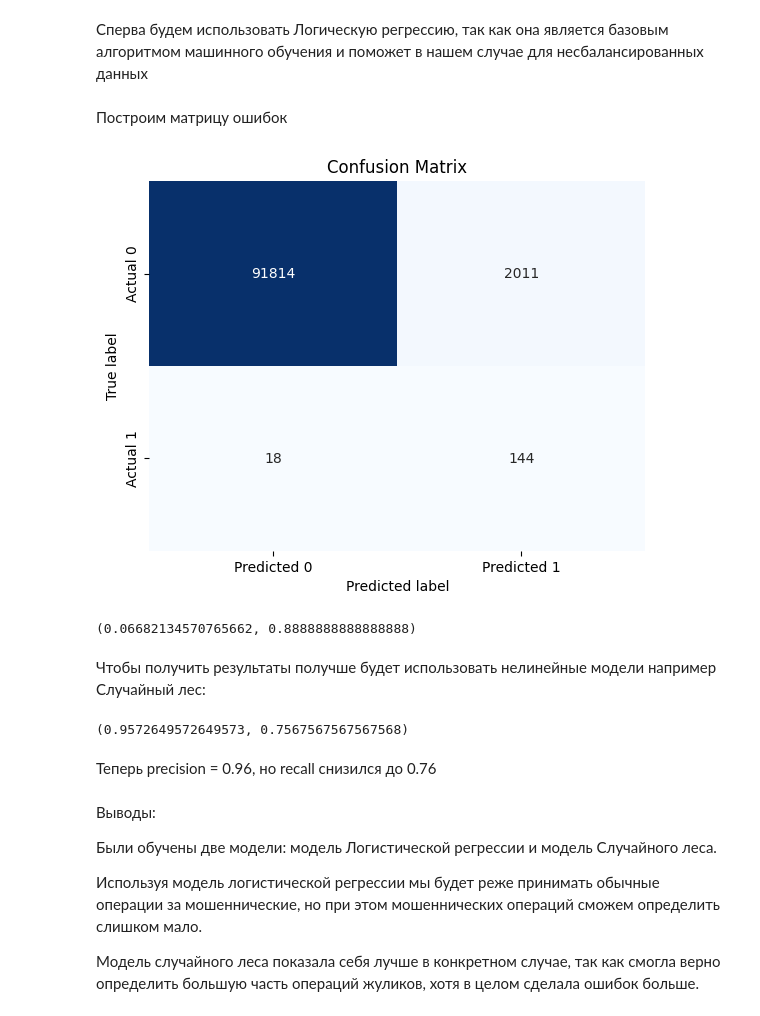
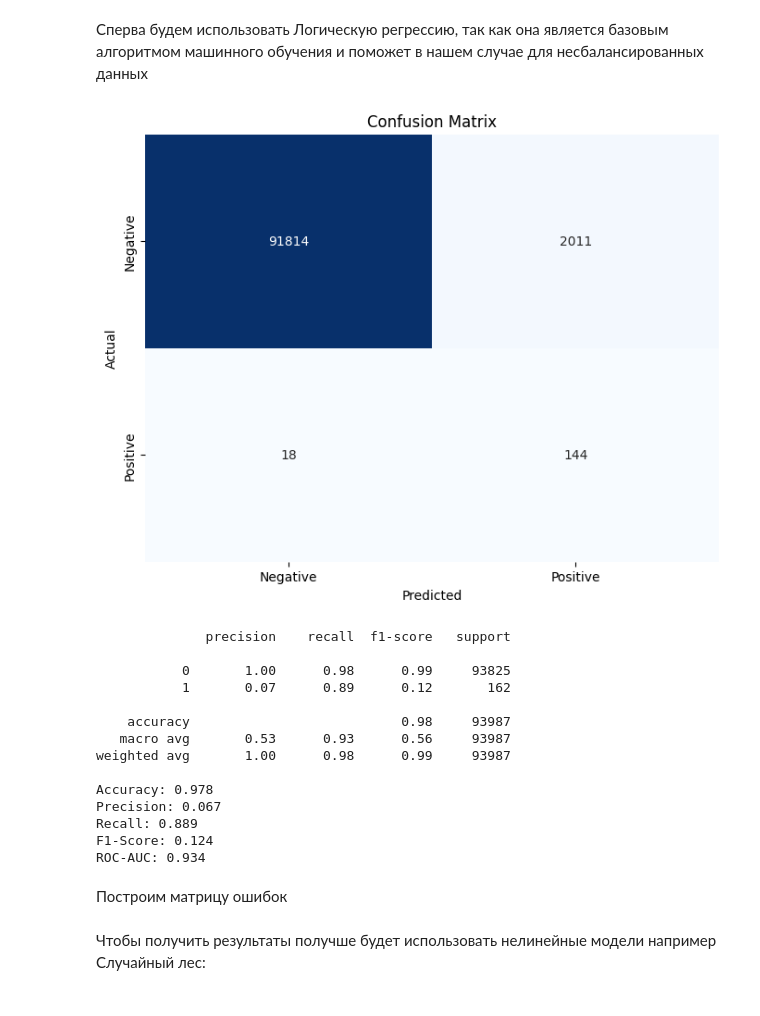
Before and after one commit to nikkoDuBois/ML_homework, a Jupyter notebook: Task_2_(credit_card).ipynb, the cells around one changed output. Cells and saved outputs as stored; diff of their text form; code cells hidden in the pictures.

```diff
--- a/Task_2_(credit_card).ipynb
+++ b/Task_2_(credit_card).ipynb
@@ -102,23 +177,29 @@ from sklearn.metrics import  precision_score, recall_score, precision_recall_cur
 lr = LogisticRegression(class_weight = 'balanced')
 lr.fit(X_train_standarts, y_train)
 y_pred = lr.predict(X_test_standarts)
+# %%
+evaluate(lr)
+# %% [output]
+[figure, added]
+              precision    recall  f1-score   support
+
+           0       1.00      0.98      0.99     93825
+           1       0.07      0.89      0.12       162
+
+    accuracy                           0.98     93987
+   macro avg       0.53      0.93      0.56     93987
+weighted avg       1.00      0.98      0.99     93987
+
+Accuracy: 0.978
+Precision: 0.067
+Recall: 0.889
+F1-Score: 0.124
+ROC-AUC: 0.934
 # %% [markdown]
 Построим матрицу ошибок
-# %%
-cm = confusion_matrix(y_test, y_pred)
-sns.heatmap(cm, annot=True, fmt="d", cmap="Blues", cbar=False, xticklabels=['Predicted 0', 'Predicted 1'], yticklabels=['Actual 0', 'Actual 1'])
-plt.xlabel('Predicted label')
-plt.ylabel('True label')
-plt.title('Confusion Matrix')
-plt.show()
-# %% [output]
-[figure, removed]
 # %%
 # recall норм но
 # получается наша модель отобрала лишь 7% значений из всех значений класса 1
-precision_score(y_test, y_pred), recall_score(y_test, y_pred)
-# %% [output]
-(0.06682134570765662, 0.8888888888888888)
 # %% [markdown]
 Чтобы получить результаты получше будет использовать нелинейные модели например Случайный лес:
 # %%
@@ -135,17 +216,3 @@ X_test_standarts = pd.DataFrame(data=standarts.transform(X_test), columns=standa
 RF = RandomForestClassifier(random_state=42, n_jobs=-1)
 RF.fit(X_train_standarts, y_train);
 y_pred = RF.predict(X_test_standarts)
-
-precision_score(y_test, y_pred), recall_score(y_test, y_pred)
-# %% [output]
-(0.9572649572649573, 0.7567567567567568)
-# %% [markdown]
-Теперь precision = 0.96, но recall снизился до 0.76
-# %% [markdown]
-Выводы:
-
-Были обучены две модели: модель Логистической регрессии и модель Случайного леса.
-
-Используя модель логистической регрессии мы будет реже принимать обычные операции за мошеннические, но при этом мошеннических операций сможем определить слишком мало.
-
-Модель случайного леса показала себя лучше в конкретном случае, так как смогла верно определить большую часть операций жуликов, хотя в целом сделала ошибок больше.
```
Also changed, not shown: parts of 22 cells of this notebook.
